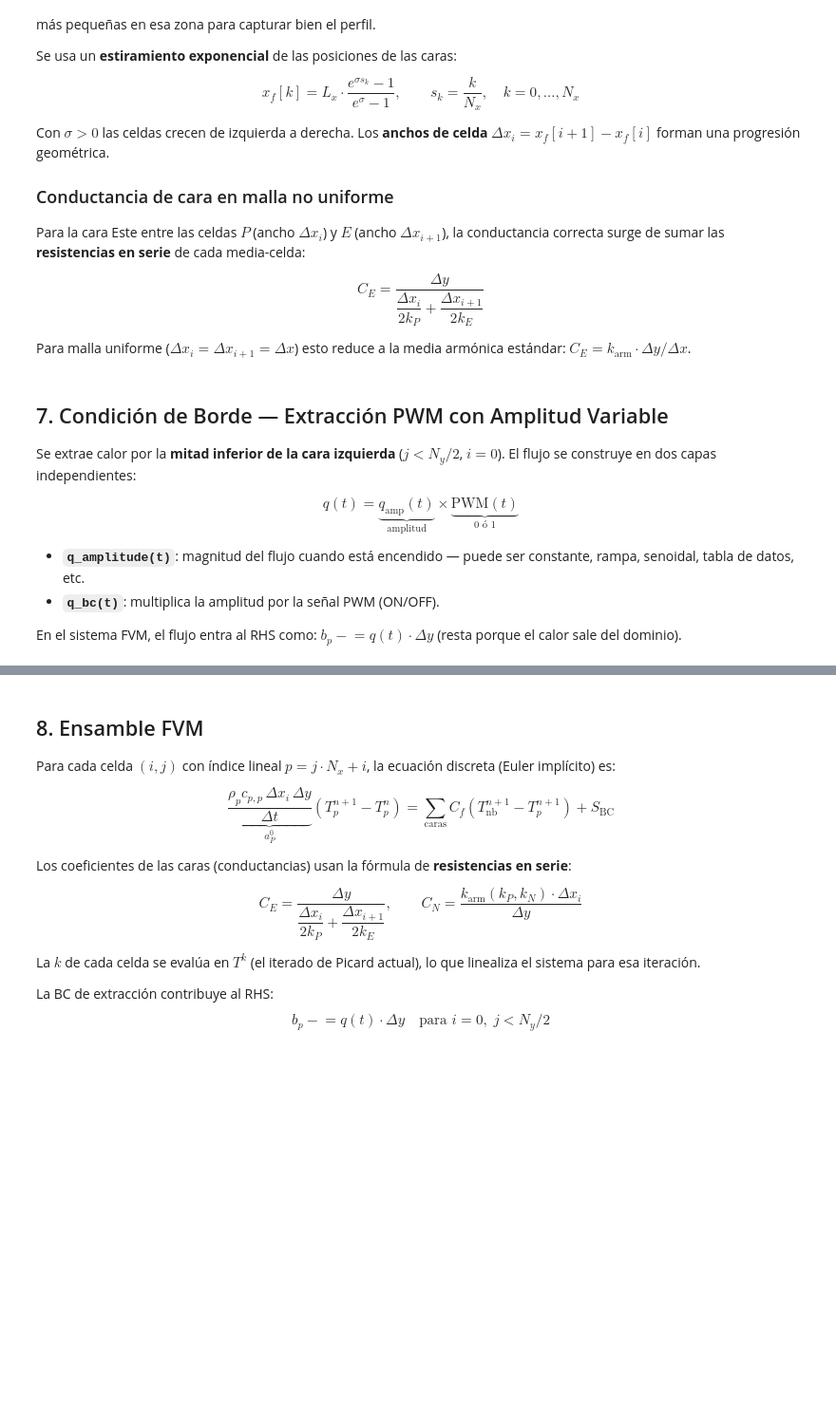
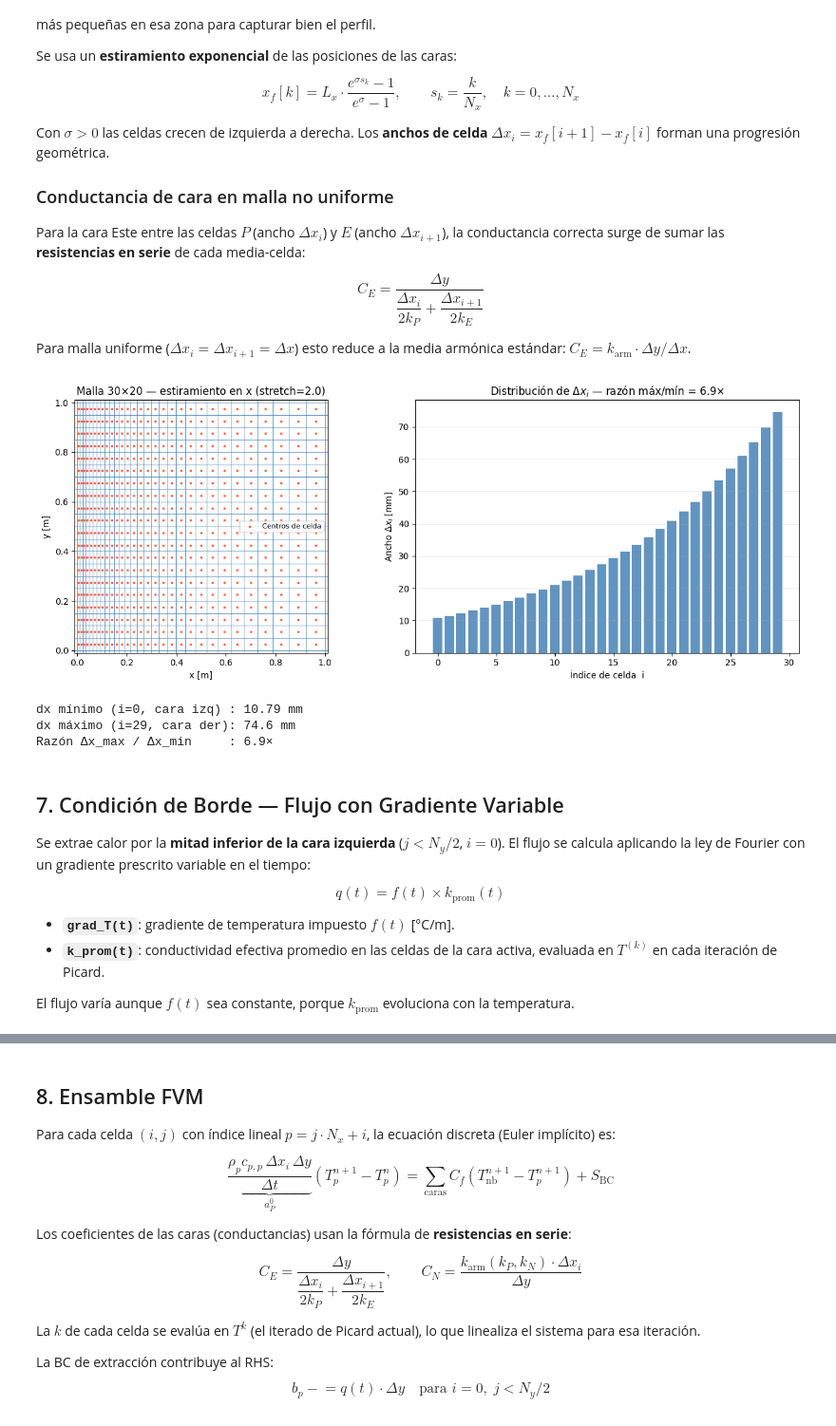
Before and after one commit to lucasbaezmiranda/sim-res-v2, a Jupyter notebook: difusion_2d_fvm_grilla_log.ipynb, the cells around one changed output, grey strips where cells are left out. Shown at 95% size. Cells and saved outputs as stored; diff of their text form; code cells hidden in the pictures; blank space fills up the shorter version.

```diff
--- a/difusion_2d_fvm_grilla_log.ipynb
+++ b/difusion_2d_fvm_grilla_log.ipynb
@@ -180,7 +190,7 @@ $$C_E = \frac{\Delta y}{\dfrac{\Delta x_i}{2 k_P} + \dfrac{\Delta x_{i+1}}{2 k_E
 
 Para malla uniforme ($\Delta x_i = \Delta x_{i+1} = \Delta x$) esto reduce a la media armónica estándar: $C_E = k_{\text{arm}} \cdot \Delta y / \Delta x$.
 # %%
-stretch = 3.0   # factor de estiramiento
+stretch = 2.0   # factor de estiramiento
                 # stretch=0 → uniforme; stretch=3 → celda der ≈18× más ancha que izq
 
 s      = np.linspace(0, 1, Nx + 1)
@@ -199,43 +209,48 @@ def idx(i, j):
 
 N = Nx * Ny
 
 # ----- Visualización de la malla -----
 fig, (ax1, ax2) = plt.subplots(1, 2, figsize=(13, 5))
 
 # Panel izquierdo: líneas de la grilla
 for xpos in xf:
     ax1.axvline(xpos, color='steelblue', lw=0.7, alpha=0.8)
 for k in range(Ny + 1):
     ax1.axhline(k * dy, color='steelblue', lw=0.7, alpha=0.8)
 ax1.scatter(X.ravel(), Y.ravel(), s=3, color='tomato', zorder=5, label='Centros de celda')
 ax1.set_xlim(-0.01, Lx + 0.01);  ax1.set_ylim(-0.01, Ly + 0.01)
 ax1.set_xlabel('x [m]');  ax1.set_ylabel('y [m]')
 ax1.set_title(f'Malla {Nx}×{Ny} — estiramiento en x (stretch={stretch})')
 ax1.set_aspect('equal');  ax1.legend(fontsize=8)
 
 # Panel derecho: distribución de anchos Δx
 ax2.bar(range(Nx), dx_arr * 1e3, color='steelblue', alpha=0.85, edgecolor='none')
 ax2.set_xlabel('Índice de celda  i')
 ax2.set_ylabel('Ancho $\\Delta x_i$ [mm]')
 ax2.set_title(f'Distribución de $\\Delta x_i$ — razón máx/mín = {dx_arr[-1]/dx_arr[0]:.1f}×')
 ax2.grid(True, alpha=0.3, axis='y')
 
 plt.tight_layout()
 plt.show()
 
 print(f"dx mínimo (i=0, cara izq) : {dx_arr[0]*1e3:.2f} mm")
 print(f"dx máximo (i={Nx-1}, cara der): {dx_arr[-1]*1e3:.1f} mm")
 print(f"Razón Δx_max / Δx_min     : {dx_arr[-1]/dx_arr[0]:.1f}×")
+# %% [output]
+[figure, added]
+dx mínimo (i=0, cara izq) : 10.79 mm
+dx máximo (i=29, cara der): 74.6 mm
+Razón Δx_max / Δx_min     : 6.9×
 # %% [markdown]
-## 7. Condición de Borde — Extracción PWM con Amplitud Variable
+## 7. Condición de Borde — Flujo con Gradiente Variable
 
 Se extrae calor por la **mitad inferior de la cara izquierda** ($j < N_y/2$, $i = 0$).
-El flujo se construye en dos capas independientes:
+El flujo se calcula aplicando la ley de Fourier con un gradiente prescrito variable en el tiempo:
 
-$$q(t) = \underbrace{q_{\text{amp}}(t)}_{\text{amplitud}} \times \underbrace{\text{PWM}(t)}_{0 \text{ ó } 1}$$
+$$q(t) = f(t) \times k_{\text{prom}}(t)$$
 
-- **`q_amplitude(t)`**: magnitud del flujo cuando está encendido — puede ser constante, rampa, senoidal, tabla de datos, etc.
-- **`q_bc(t)`**: multiplica la amplitud por la señal PWM (ON/OFF).
+- **`grad_T(t)`**: gradiente de temperatura impuesto $f(t)$ [°C/m].
+- **`k_prom(t)`**: conductividad efectiva promedio en las celdas de la cara activa, evaluada en $T^{(k)}$ en cada iteración de Picard.
 
-En el sistema FVM, el flujo entra al RHS como: $b_p \mathrel{-}= q(t) \cdot \Delta y$ (resta porque el calor sale del dominio).
+El flujo varía aunque $f(t)$ sea constante, porque $k_{\text{prom}}$ evoluciona con la temperatura.
 # %%
```
Also changed, not shown: parts of 10 cells of this notebook, 6 other files.
